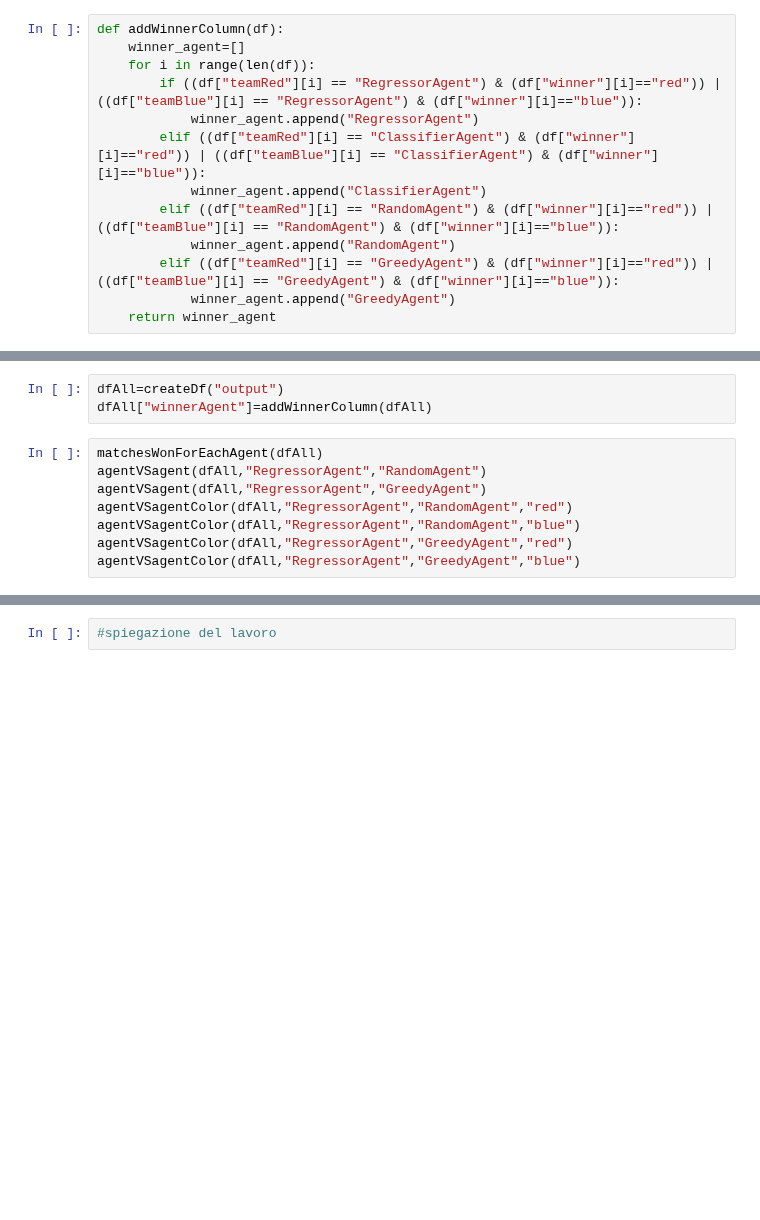
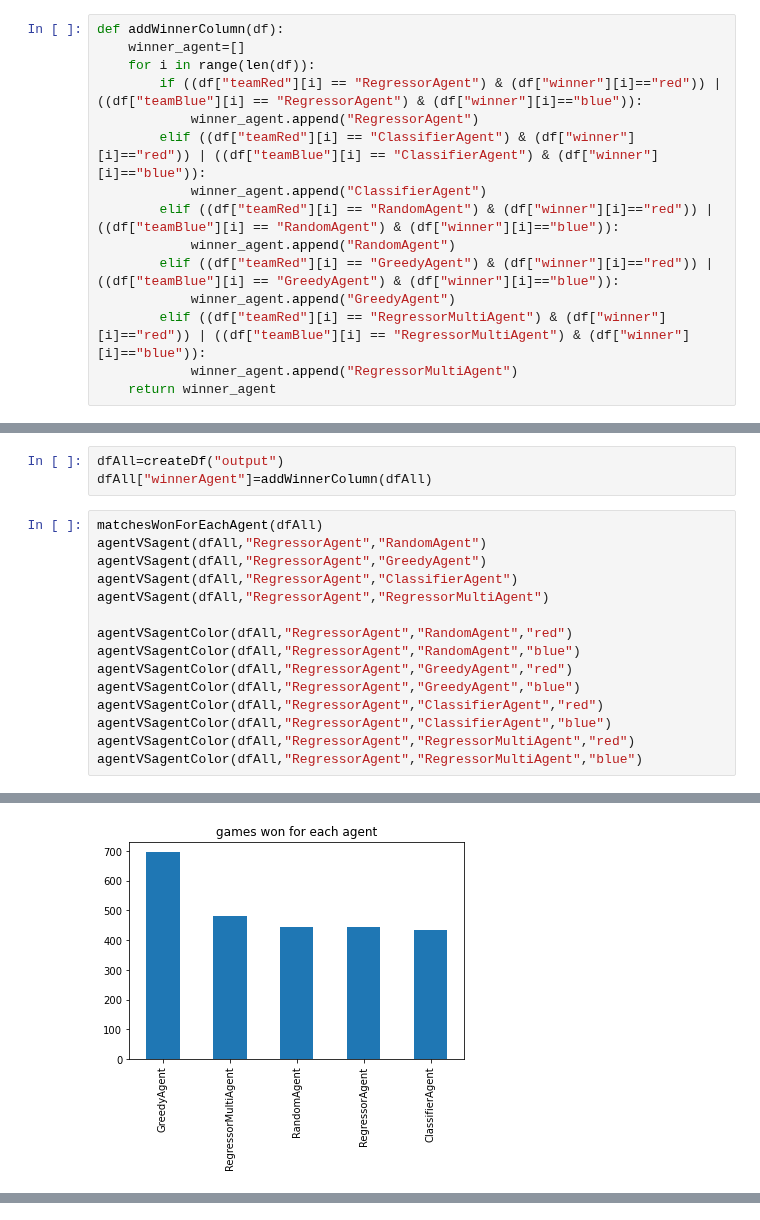
Before and after one commit to IDSIA/NewTechnoWar, a Jupyter notebook: code/notebooks/AnalisiAgenteRegressore.ipynb, the cells around one changed output, grey strips where cells are left out. Drawn from its saved outputs; the diff is of its cells as text; blank space fills up the shorter version.

```diff
--- a/code/notebooks/AnalisiAgenteRegressore.ipynb
+++ b/code/notebooks/AnalisiAgenteRegressore.ipynb
@@ -39,6 +39,8 @@ def addWinnerColumn(df):
             winner_agent.append("RandomAgent")
         elif ((df["teamRed"][i] == "GreedyAgent") & (df["winner"][i]=="red")) | ((df["teamBlue"][i] == "GreedyAgent") & (df["winner"][i]=="blue")):
             winner_agent.append("GreedyAgent")
+        elif ((df["teamRed"][i] == "RegressorMultiAgent") & (df["winner"][i]=="red")) | ((df["teamBlue"][i] == "RegressorMultiAgent") & (df["winner"][i]=="blue")):
+            winner_agent.append("RegressorMultiAgent")
     return winner_agent
 # %%
 def matchesWonForEachAgent(df):
@@ -147,7 +150,15 @@ dfAll["winnerAgent"]=addWinnerColumn(dfAll)
 matchesWonForEachAgent(dfAll)
 agentVSagent(dfAll,"RegressorAgent","RandomAgent")
 agentVSagent(dfAll,"RegressorAgent","GreedyAgent")
+agentVSagent(dfAll,"RegressorAgent","ClassifierAgent")
+agentVSagent(dfAll,"RegressorAgent","RegressorMultiAgent")
+
 agentVSagentColor(dfAll,"RegressorAgent","RandomAgent","red")
 agentVSagentColor(dfAll,"RegressorAgent","RandomAgent","blue")
 agentVSagentColor(dfAll,"RegressorAgent","GreedyAgent","red")
 agentVSagentColor(dfAll,"RegressorAgent","GreedyAgent","blue")
+agentVSagentColor(dfAll,"RegressorAgent","ClassifierAgent","red")
+agentVSagentColor(dfAll,"RegressorAgent","ClassifierAgent","blue")
+agentVSagentColor(dfAll,"RegressorAgent","RegressorMultiAgent","red")
+agentVSagentColor(dfAll,"RegressorAgent","RegressorMultiAgent","blue")
+# %% [output]
@@ -153,0 +182 @@ agentVSagentColor(dfAll,"RegressorAgent","GreedyAgent","blue")
+[figure, added]
@@ -154,2 +194,0 @@ agentVSagentColor(dfAll,"RegressorAgent","GreedyAgent","blue")
-# %%
-#spiegazione del lavoro
```
Also changed, not shown: parts of 3 cells of this notebook, 4 other files.
